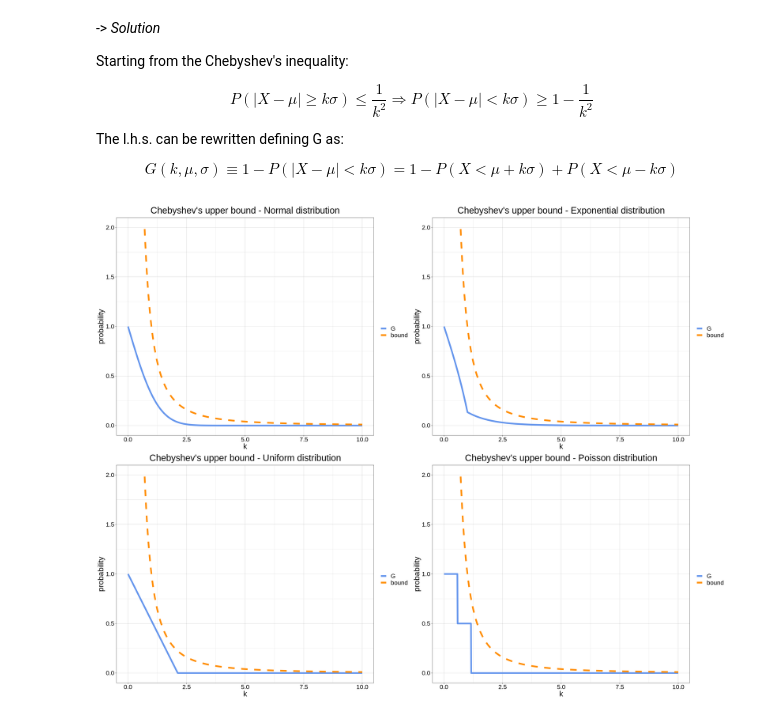
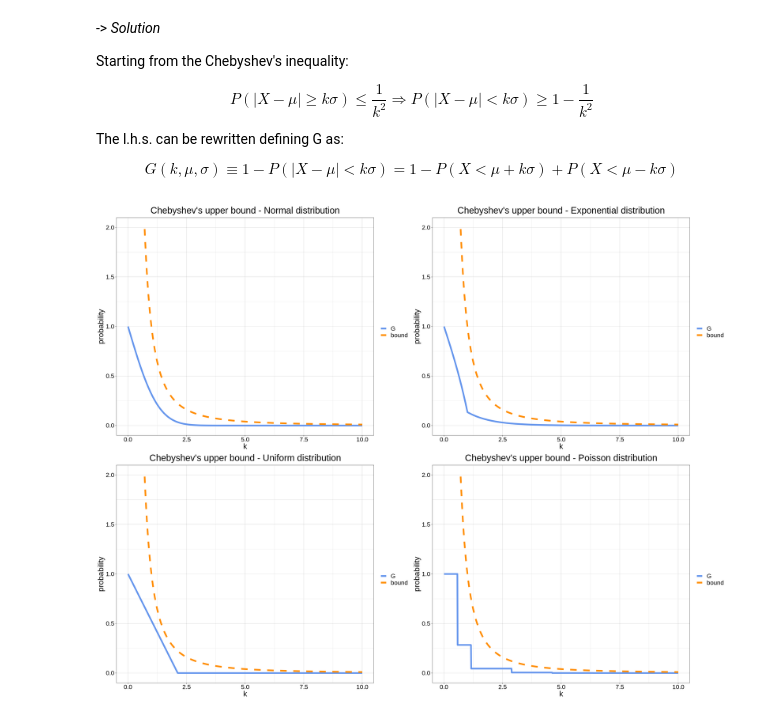
Before and after one commit to GiacomoFrn/AS4PA, a Jupyter notebook: rlab03.ipynb, the cells around one changed output. Cells and saved outputs as stored; diff of their text form; code cells hidden in the pictures.

```diff
--- a/rlab03.ipynb
+++ b/rlab03.ipynb
@@ -240,32 +243,32 @@ poi_var  = sqrt(lambda)
 # %%
 cols = c("G"="cornflowerblue", "bound"="darkorange")
 
 name  = c("Normal", "Exponential", "Uniform", "Poisson")
-cdf   = c('norm_cdf', 'exp_cdf', 'unif_cdf', 'bin_cdf', 'poi_cdf')
+cdf   = c('norm_cdf', 'exp_cdf', 'unif_cdf', 'poi_cdf')
 mean_ = c(norm_mean, exp_mean, unif_mean, poi_mean)
 var   = c(norm_var, exp_var, unif_var, poi_var)
 
 x = seq(0, 10, 0.01)
 
 options(repr.plot.width=23, repr.plot.height=18)
 plots = list()
 for (i in 1:length(name)){
      p <- ggplot() +
           theme_linedraw() +
           geom_line(aes(x=x, y=G(x, mean_[i], var[i], cdf[i]), color="G"),  lwd=2) +
           geom_line(aes(x=x, y=chebyshev_bound(x), color="bound"),  linetype="dashed", lwd=2) +
           theme(text = element_text(size=20)) +
           ggtitle(paste("Chebyshev's upper bound -", name[i], "distribution")) +
           theme(plot.title = element_text(hjust = 0.5))  +
           scale_color_manual(name="",
                          values=cols) +
           ylab("probability") +
           ylim(0, 2) +
           xlab("k")
 
      plots[[i]] = ggplotGrob(p)
 }
 
 grid.arrange(grobs=plots, ncol=2)
 # %% [output]
-[figure, old version]
+[figure, new version]
```
Also changed, not shown: parts of 1 cell of this notebook.
